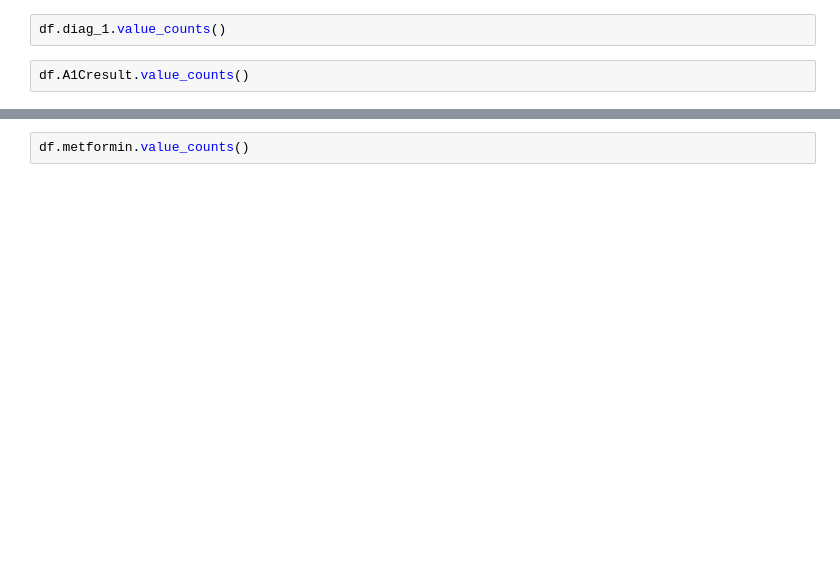
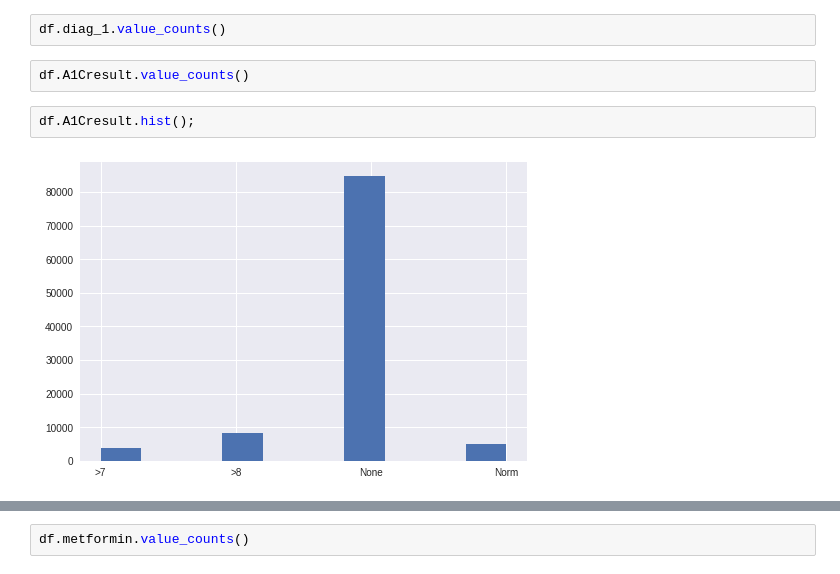
Before and after one commit to johnpharmd/LS-DS-Unit-1-Project, a Jupyter notebook: LS_DS_Project_1.ipynb, the cells around one changed output, grey strips where cells are left out. Cells and saved outputs as stored; diff of their text form; blank space fills up the shorter version.

```diff
--- a/LS_DS_Project_1.ipynb
+++ b/LS_DS_Project_1.ipynb
@@ -415,5 +444,9 @@ df.age.value_counts()
 df.diag_1.value_counts()
 # %%
 df.A1Cresult.value_counts()
+# %%
+df.A1Cresult.hist();
+# %% [output]
+[figure, added]
 # %%
 df.max_glu_serum.value_counts()
```
Also changed, not shown: parts of 13 cells of this notebook.
